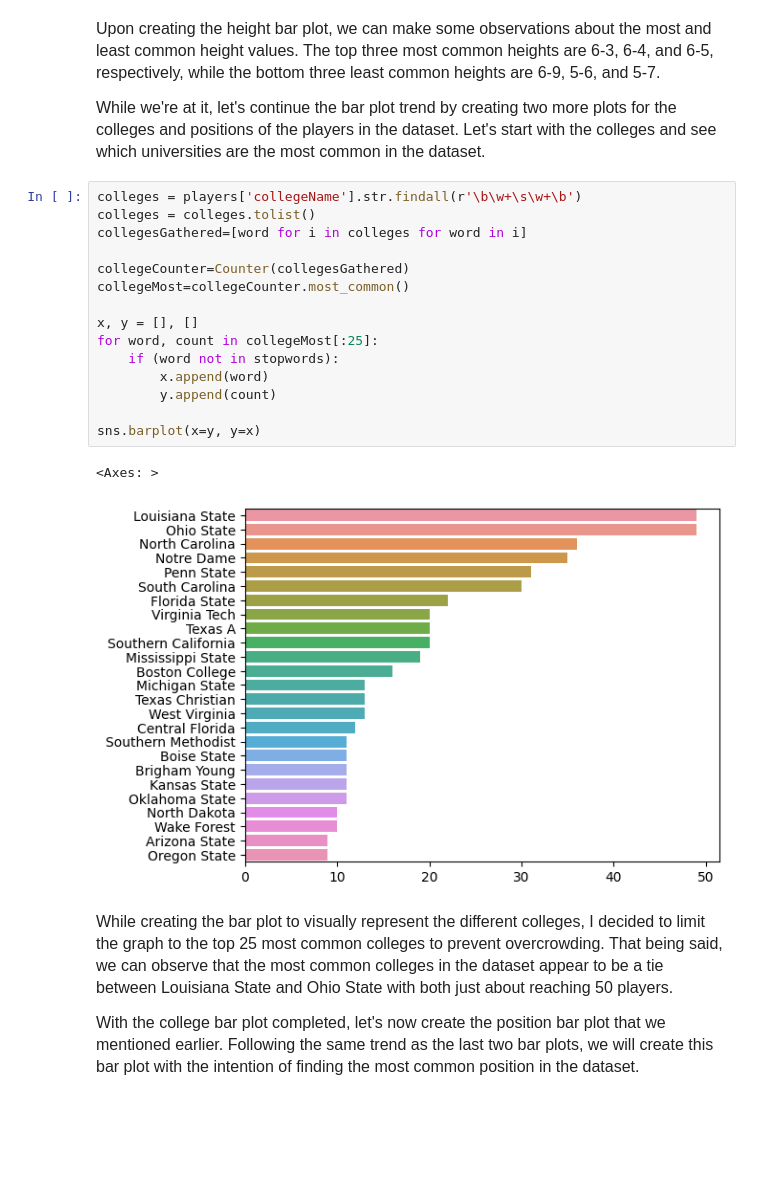
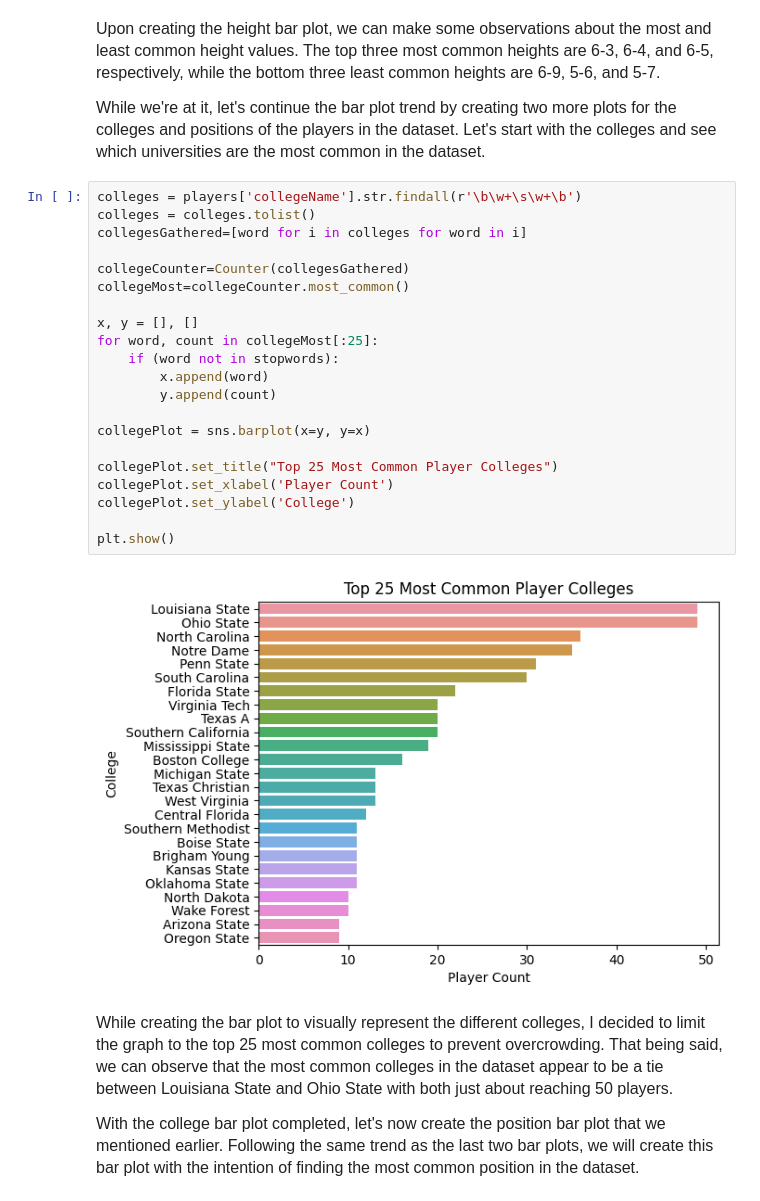
Before and after one commit to glaframb71/CS39AA-Project, a Jupyter notebook: 39aa-project.ipynb, the cells around one changed output. Cells and saved outputs as stored; diff of their text form; blank space fills up the shorter version.

```diff
--- a/39aa-project.ipynb
+++ b/39aa-project.ipynb
@@ -132,21 +137,26 @@ sns.barplot(x=y, y=x)
 # %%
 colleges = players['collegeName'].str.findall(r'\b\w+\s\w+\b')
 colleges = colleges.tolist()
 collegesGathered=[word for i in colleges for word in i]
 
 collegeCounter=Counter(collegesGathered)
 collegeMost=collegeCounter.most_common()
 
 x, y = [], []
 for word, count in collegeMost[:25]:
     if (word not in stopwords):
         x.append(word)
         y.append(count)
 
-sns.barplot(x=y, y=x)
+collegePlot = sns.barplot(x=y, y=x)
+
+collegePlot.set_title("Top 25 Most Common Player Colleges")
+collegePlot.set_xlabel('Player Count')
+collegePlot.set_ylabel('College')
+
+plt.show()
 # %% [output]
-<Axes: >
-[figure, old version]
+[figure, new version]
 # %% [markdown]
 <font size ="3">While creating the bar plot to visually represent the different colleges, I decided to limit the graph to the top 25 most common colleges to prevent overcrowding. That being said, we can observe that the most common colleges in the dataset appear to be a tie between Louisiana State and Ohio State with both just about reaching 50 players.</font>
 
```
Also changed, not shown: parts of 3 cells of this notebook.
